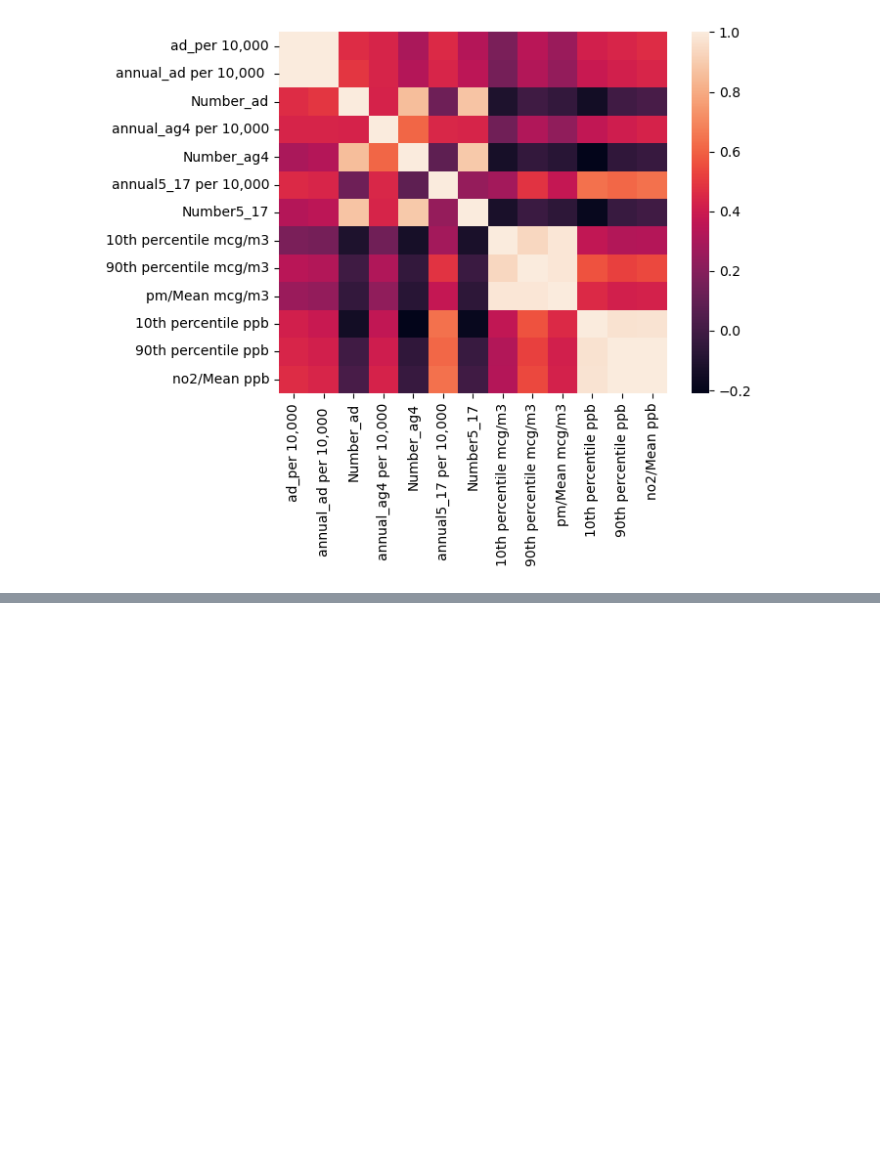
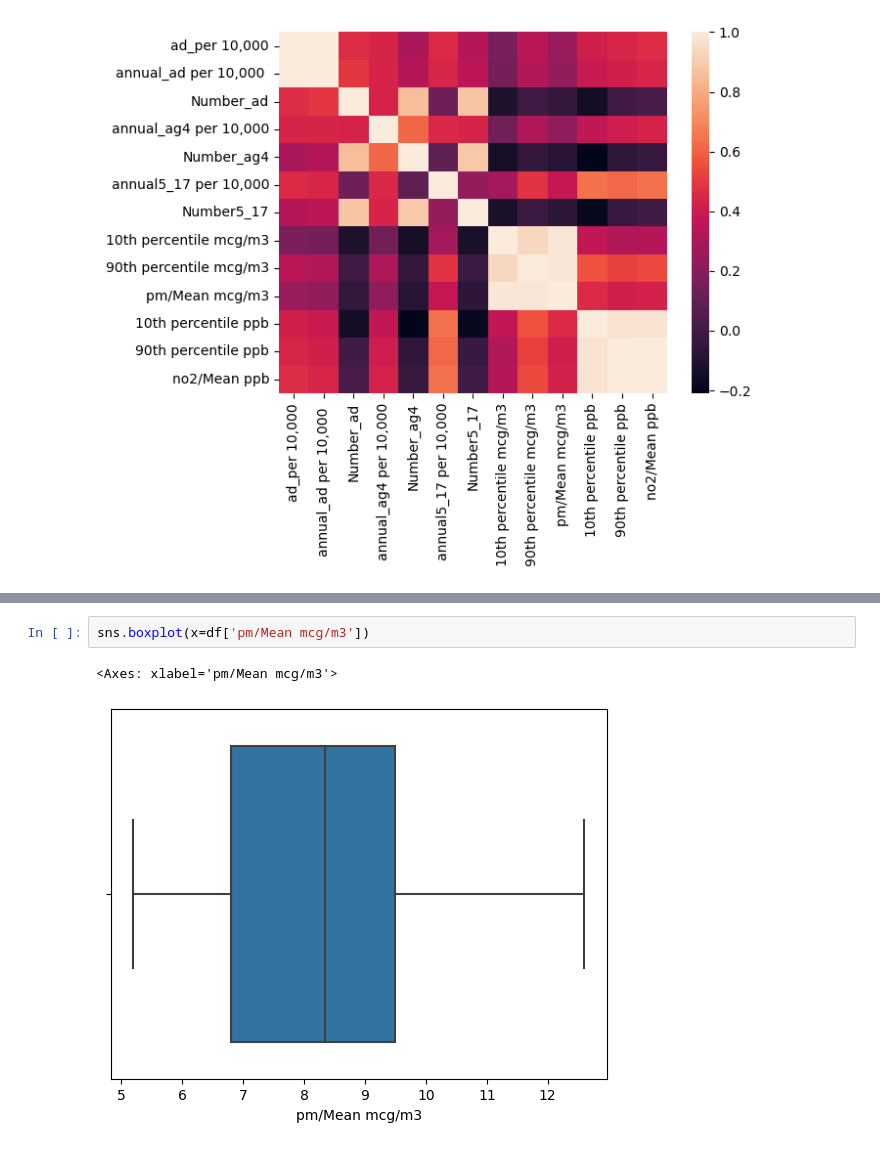
Before and after one commit to Mary080102/Capston-Two, a Jupyter notebook: Air quality- Exploratory Data Analysis.ipynb, the cells around one changed output, grey strips where cells are left out. Saved outputs shown, nothing was run; the diff lists cells and outputs as text; blank space fills up the shorter version.

```diff
--- a/Air quality- Exploratory Data Analysis.ipynb
+++ b/Air quality- Exploratory Data Analysis.ipynb
@@ -136,0 +154,5 @@ sns.heatmap(df_subset.corr())
+# %%
+sns.boxplot(x=df['pm/Mean mcg/m3'])
+# %% [output]
+<Axes: xlabel='pm/Mean mcg/m3'>
+[figure, added]
```
Also changed, not shown: parts of 4 cells of this notebook.
